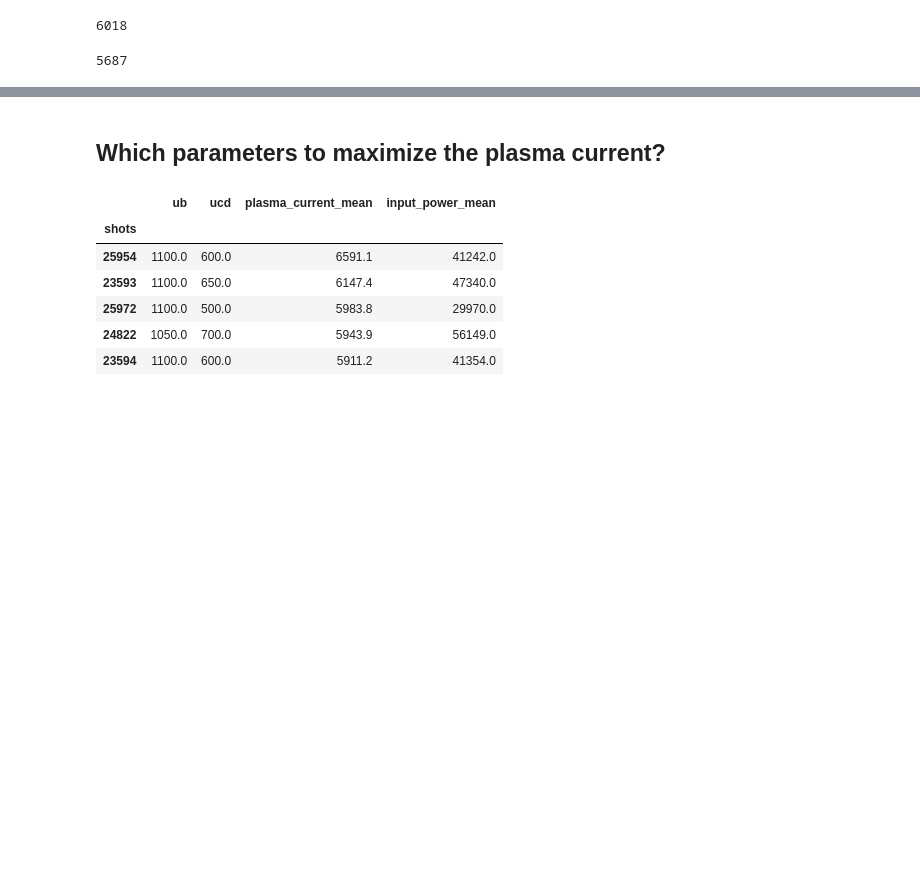
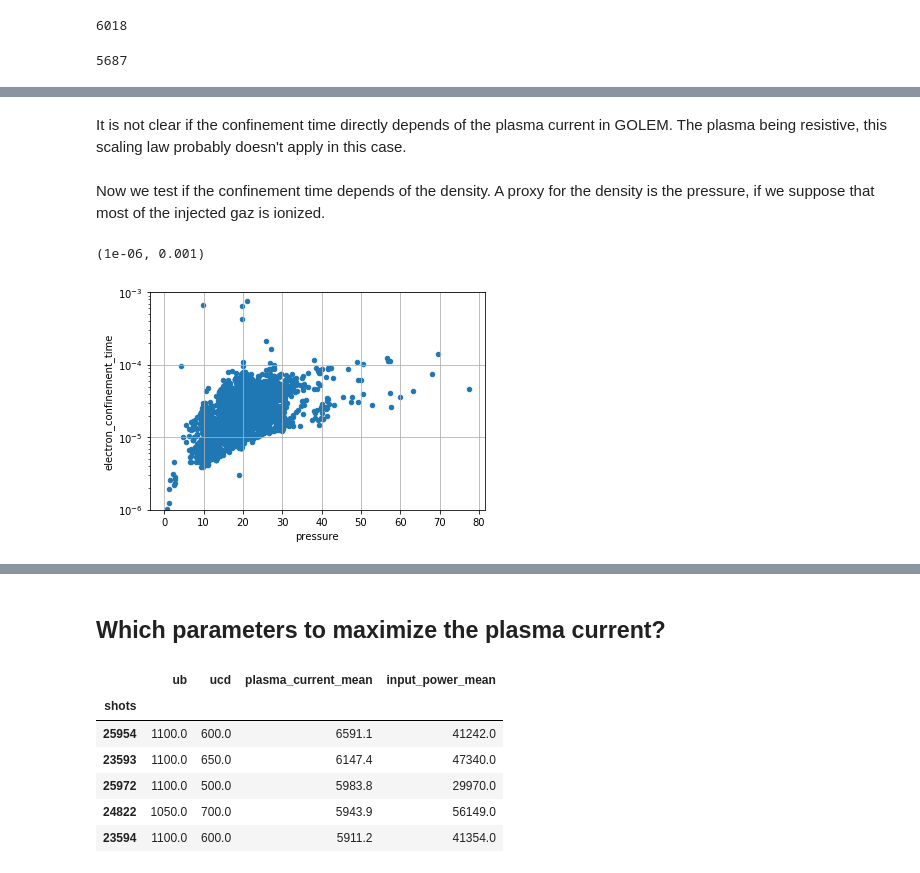
Before and after one commit to jhillairet/GOLEM, a Jupyter notebook: GOLEM_Estimating the best parameter set to maximize something.ipynb, the cells around one changed output, grey strips where cells are left out. Cells and saved outputs as stored; diff of their text form; code cells hidden in the pictures; blank space fills up the shorter version.

```diff
--- a/GOLEM_Estimating the best parameter set to maximize something.ipynb
+++ b/GOLEM_Estimating the best parameter set to maximize something.ipynb
@@ -51,0 +77,10 @@ print(len(dataset))
+# %% [markdown]
+It is not clear if the confinement time directly depends of the plasma current in GOLEM. The plasma being resistive, this scaling law probably doesn't apply in this case.
+# %% [markdown]
+Now we test if the confinement time depends of the density. A proxy for the density is the pressure, if we suppose that most of the injected gaz is ionized.
+# %%
+ax=dataset.plot(x='pressure', y='electron_confinement_time', kind='scatter', logy=True, grid=True)
+ax.set_ylim(1e-6, 1e-3)
+# %% [output]
+(1e-06, 0.001)
+[figure, added]
```
Also changed, not shown: parts of 12 cells of this notebook, 1 other file.
